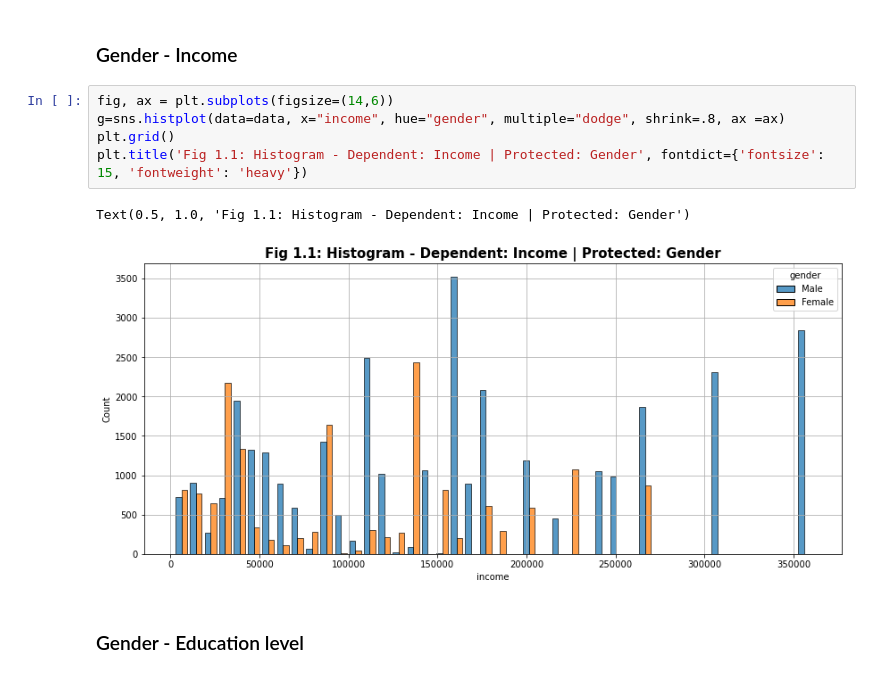
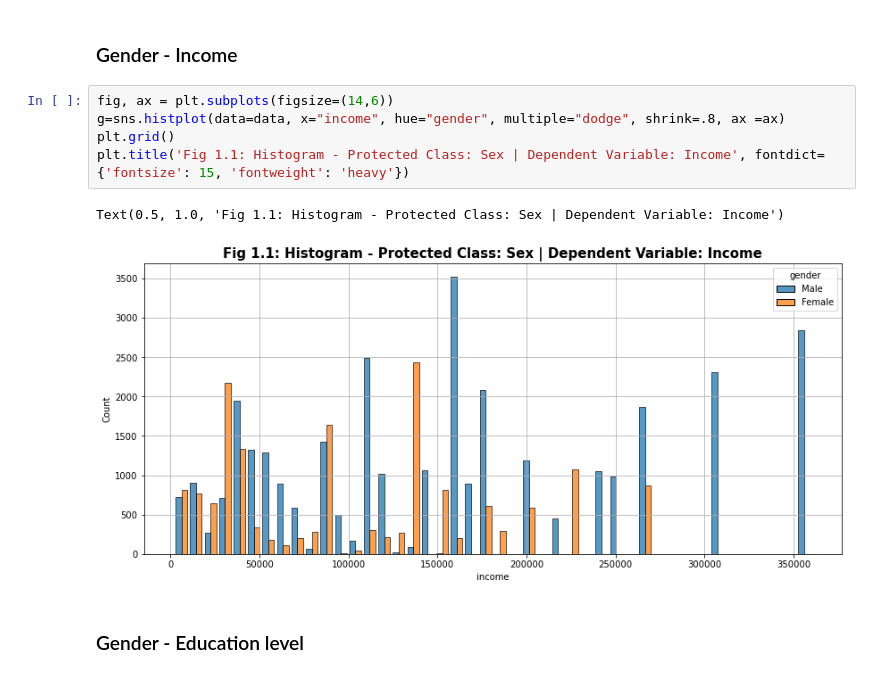
Before and after one commit to rahalrsh/adult-income-project, a Jupyter notebook: adult-income.ipynb, the cells around one changed output. Saved outputs shown, nothing was run; the diff lists cells and outputs as text.

```diff
--- a/adult-income.ipynb
+++ b/adult-income.ipynb
@@ -259,11 +253,11 @@ dtype: int64
 # %%
 fig, ax = plt.subplots(figsize=(14,6))
 g=sns.histplot(data=data, x="income", hue="gender", multiple="dodge", shrink=.8, ax =ax)
 plt.grid()
-plt.title('Fig 1.1: Histogram - Dependent: Income | Protected: Gender', fontdict={'fontsize': 15, 'fontweight': 'heavy'})
+plt.title('Fig 1.1: Histogram - Protected Class: Sex | Dependent Variable: Income', fontdict={'fontsize': 15, 'fontweight': 'heavy'})
 # %% [output]
-Text(0.5, 1.0, 'Fig 1.1: Histogram - Dependent: Income | Protected: Gender')
+Text(0.5, 1.0, 'Fig 1.1: Histogram - Protected Class: Sex | Dependent Variable: Income')
-[figure, old version]
+[figure, new version]
 # %% [markdown]
 ###   Gender - Education level
 # %%
```
Also changed, not shown: parts of 8 cells of this notebook.
